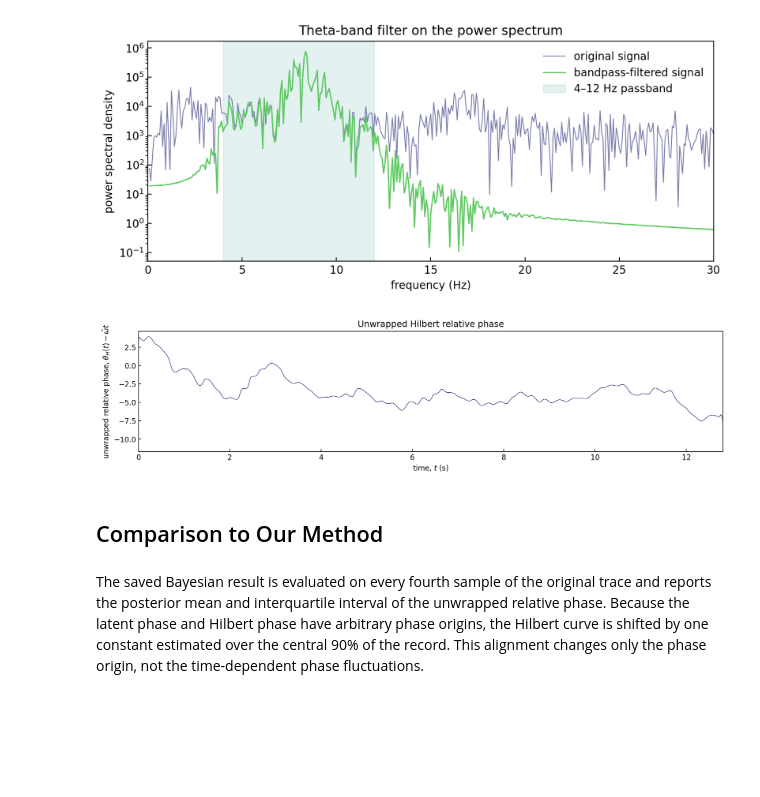
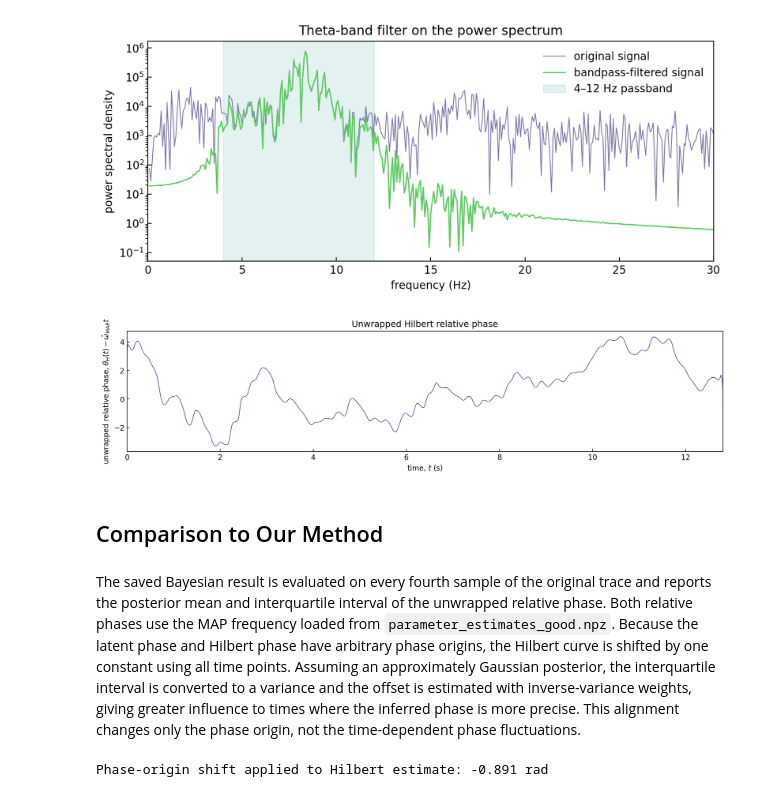
Before and after one commit to bishopgroup/phase-bayes, a Jupyter notebook: MethodComparisons/FFT.ipynb, the cells around one changed output. Saved outputs shown, nothing was run; the diff lists cells and outputs as text; code cells hidden in the pictures; blank space fills up the shorter version.

Commit message:
Align Hilbert phase with MAP frequency

```diff
--- a/MethodComparisons/FFT.ipynb
+++ b/MethodComparisons/FFT.ipynb
@@ -242,6 +242,14 @@ $$\phi_H(t)=\operatorname{wrap}\!\left[\theta_H(t)-\hat\omega t\right],$$
 where `wrap` maps angles to $[-\pi,\pi)$.
 # %%
 from scipy.signal import butter, hilbert, sosfiltfilt
+
+parameter_estimates_path = '../Hippocampal/data/parameter_estimates_good.npz'
+with np.load(parameter_estimates_path) as parameter_data:
+    map_estimate = parameter_data['map_estimate']
+    parameter_names = parameter_data['parameter_names']
+
+omega_index = np.flatnonzero(parameter_names == 'omega').item()
+omega_map = map_estimate[omega_index]
 
 theta_band = (4.0, 12.0)  # Hz
 theta_filter = butter(
@@ -255,5 +263,8 @@ theta_signal = sosfiltfilt(theta_filter, centered_signal)
 analytic_signal = hilbert(theta_signal)
 
 hilbert_phase = np.unwrap(np.angle(analytic_signal))
-relative_phase_unwrapped = hilbert_phase - omega_hat * tk
+relative_phase_unwrapped = hilbert_phase - omega_map * tk
 relative_phase = np.angle(np.exp(1j * relative_phase_unwrapped))
+
+print(f'MAP frequency from our method: {omega_map:.3f} rad/s')
+print(f'                              {omega_map / (2 * np.pi):.3f} Hz')
@@ -314,21 +328,21 @@ plt.show()
 # %%
 fig, ax = plt.subplots(figsize=(12, 3), constrained_layout=True)
 ax.plot(tk, relative_phase_unwrapped, color=cmap(0.2), lw=0.8)
 
 ax.set(
     xlabel='time, $t$ (s)',
-    ylabel=r'unwrapped relative phase, $\theta_H(t)-\hat{\omega}t$',
+    ylabel=r'unwrapped relative phase, $\theta_H(t)-\hat{\omega}_{\mathrm{MAP}}t$',
     title='Unwrapped Hilbert relative phase',
     xlim=(tk[0], tk[-1]),
 )
 ax.tick_params(direction='in')
 plt.show()
 # %% [output]
-[figure, old version]
+[figure, new version]
 # %% [markdown]
 ## Comparison to Our Method
 # %% [markdown]
-The saved Bayesian result is evaluated on every fourth sample of the original trace and reports the posterior mean and interquartile interval of the unwrapped relative phase. Because the latent phase and Hilbert phase have arbitrary phase origins, the Hilbert curve is shifted by one constant estimated over the central 90% of the record. This alignment changes only the phase origin, not the time-dependent phase fluctuations.
+The saved Bayesian result is evaluated on every fourth sample of the original trace and reports the posterior mean and interquartile interval of the unwrapped relative phase. Both relative phases use the MAP frequency loaded from `parameter_estimates_good.npz`. Because the latent phase and Hilbert phase have arbitrary phase origins, the Hilbert curve is shifted by one constant using all time points. Assuming an approximately Gaussian posterior, the interquartile interval is converted to a variance and the offset is estimated with inverse-variance weights, giving greater influence to times where the inferred phase is more precise. This alignment changes only the phase origin, not the time-dependent phase fluctuations.
 # %%
 inference_path = '../Hippocampal/data/phi_inf_data_good.npz'
 with np.load(inference_path) as inference_data:
@@ -341,15 +355,22 @@ hilbert_phase_on_inference_grid = np.interp(
     inference_time, tk, relative_phase_unwrapped
 )
 
-# Align the arbitrary phase origins away from filter-edge transients.
-edge_samples = int(0.05 * inference_time.size)
-interior = slice(edge_samples, -edge_samples)
-phase_origin_shift = np.mean(
-    inferred_phase_mean[interior] - hilbert_phase_on_inference_grid[interior]
+# Convert the Gaussian-equivalent IQR to variance and align phase origins.
+normal_quartile = 0.6744897501960817
+inferred_phase_std = (
+    (inferred_phase_hi - inferred_phase_lo) / (2 * normal_quartile)
+)
+inferred_phase_variance = inferred_phase_std**2
+phase_alignment_weights = 1 / inferred_phase_variance
+phase_origin_shift = np.average(
+    inferred_phase_mean - hilbert_phase_on_inference_grid,
+    weights=phase_alignment_weights,
 )
 hilbert_phase_aligned = hilbert_phase_on_inference_grid + phase_origin_shift
 
 print(f'Phase-origin shift applied to Hilbert estimate: {phase_origin_shift:.3f} rad')
+# %% [output]
+Phase-origin shift applied to Hilbert estimate: -0.891 rad
 # %%
 fig, ax = plt.subplots(figsize=(12, 3.5), constrained_layout=True)
 ax.fill_between(
```
Also changed, not shown: parts of 4 cells of this notebook.
